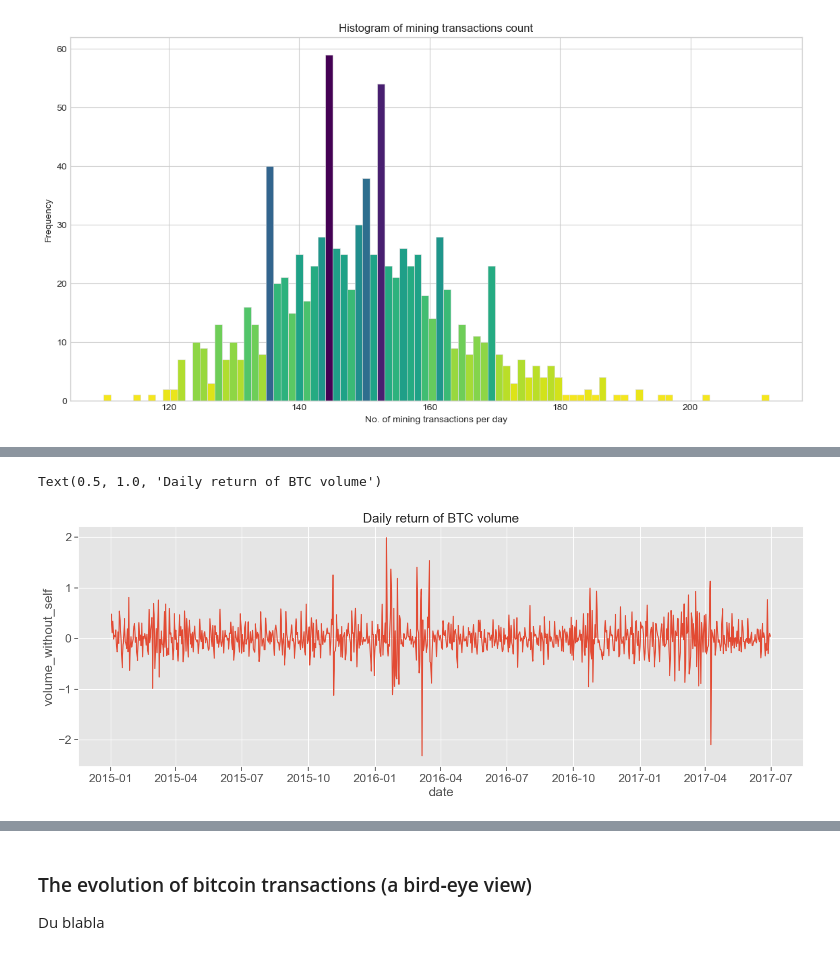
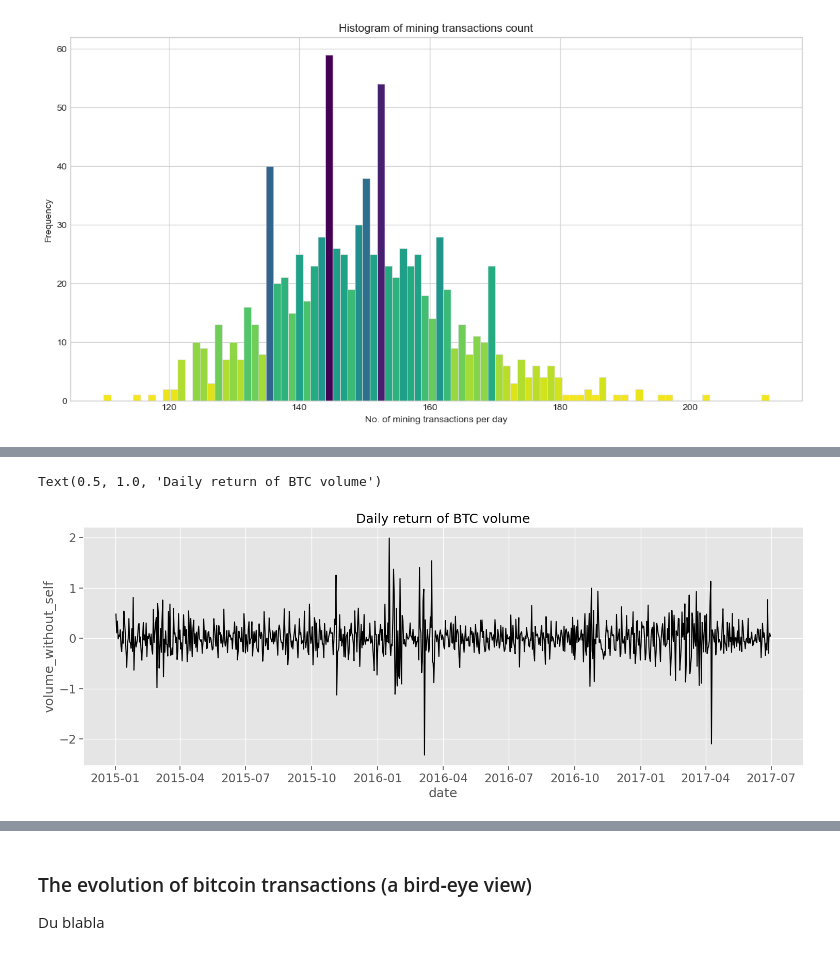
Before and after one commit to trsdimi/big-data, a Jupyter notebook: main.ipynb, the cells around one changed output, grey strips where cells are left out. Cells and saved outputs as stored; diff of their text form; code cells hidden in the pictures.

```diff
--- a/main.ipynb
+++ b/main.ipynb
@@ -154,12 +154,12 @@ plt.show()
 # %%
 plt.style.use('ggplot')
 sns.set_context('notebook', font_scale=1.5, rc={"lines.linewidth": 1.5})
 
 plt.subplots(figsize=(18, 6))
-sns.lineplot(x='date', y=np.log(global_data.volume_without_self).diff(1).shift(0), data=global_data)
+sns.lineplot(x='date', y=np.log(global_data.volume_without_self).diff(1).shift(0), data=global_data, color='black')
 plt.title('Daily return of BTC volume')
 # %% [output]
 Text(0.5, 1.0, 'Daily return of BTC volume')
-[figure, old version]
+[figure, new version]
 # %%
 plt.subplots(figsize=(18, 6))
```
Also changed, not shown: parts of 8 cells of this notebook.
